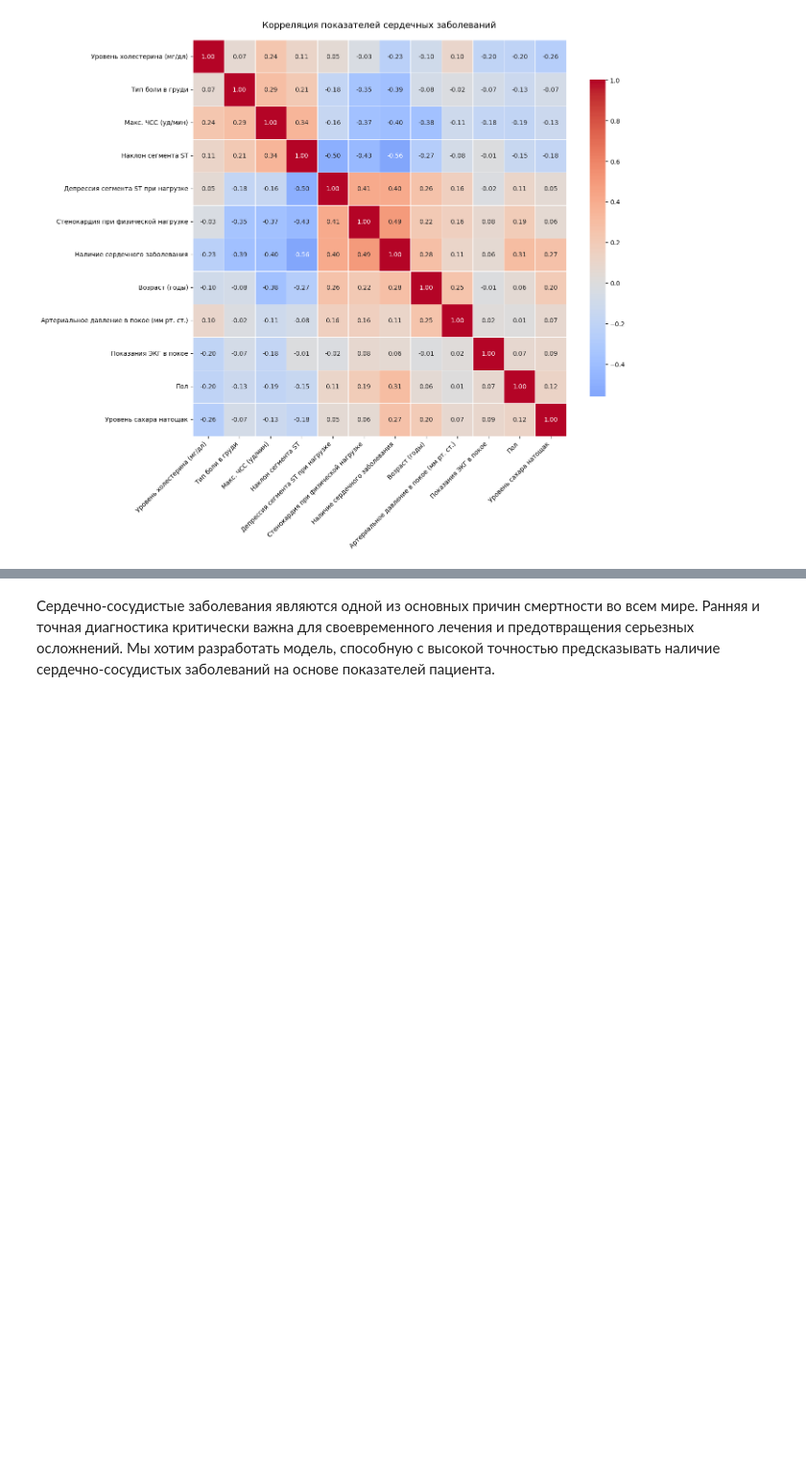
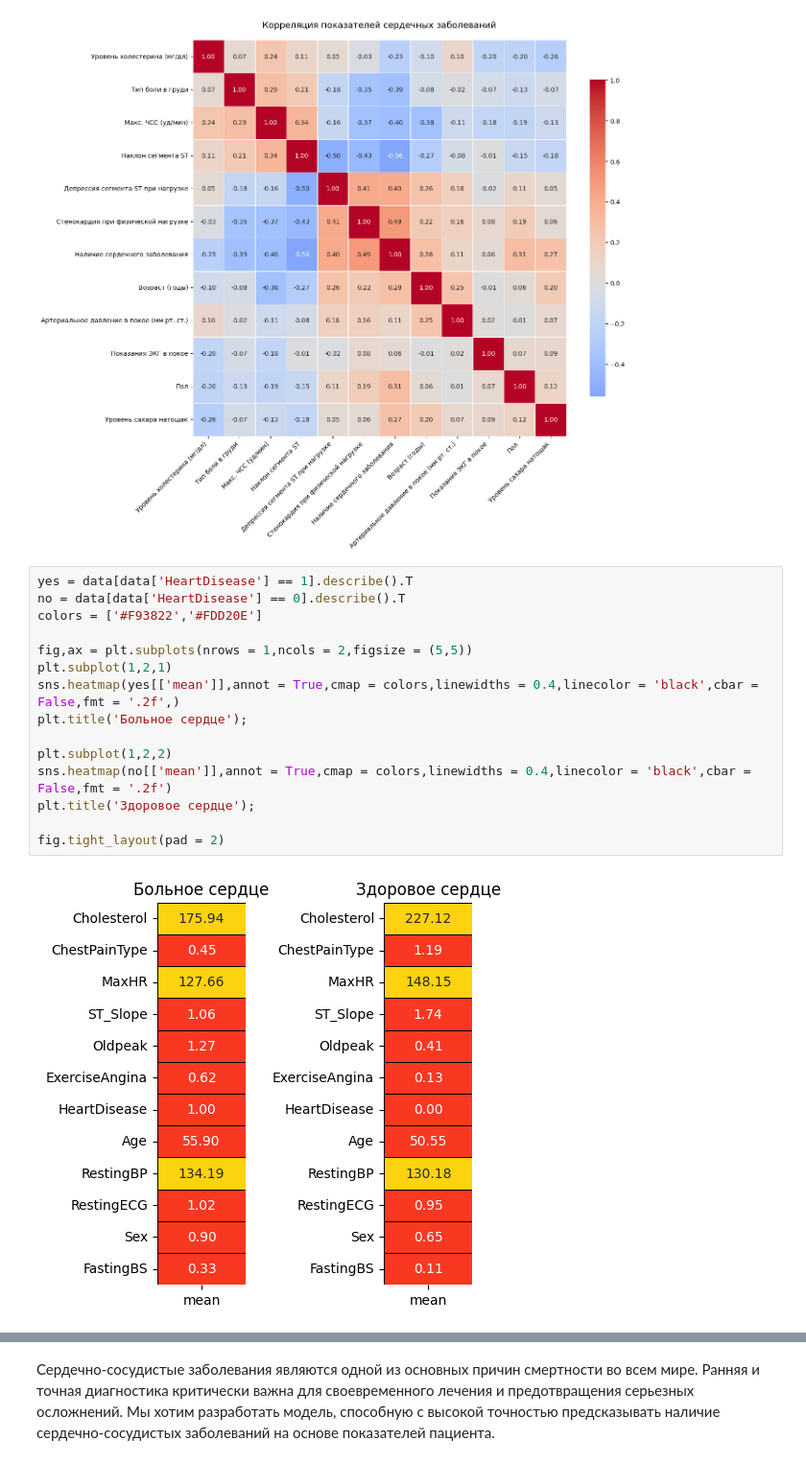
Before and after one commit to Khaymonenko/StatPrak, a Jupyter notebook: Project 3/Project.ipynb, the cells around one changed output, grey strips where cells are left out. Shown at 96% size. Cells and saved outputs as stored; diff of their text form; blank space fills up the shorter version.

```diff
--- a/Project 3/Project.ipynb
+++ b/Project 3/Project.ipynb
@@ -103,3 +103,20 @@ plt.tight_layout()
 plt.show()
 # %% [output]
 [figure]
+# %%
+yes = data[data['HeartDisease'] == 1].describe().T
+no = data[data['HeartDisease'] == 0].describe().T
+colors = ['#F93822','#FDD20E']
+
+fig,ax = plt.subplots(nrows = 1,ncols = 2,figsize = (5,5))
+plt.subplot(1,2,1)
+sns.heatmap(yes[['mean']],annot = True,cmap = colors,linewidths = 0.4,linecolor = 'black',cbar = False,fmt = '.2f',)
+plt.title('Больное сердце');
+
+plt.subplot(1,2,2)
+sns.heatmap(no[['mean']],annot = True,cmap = colors,linewidths = 0.4,linecolor = 'black',cbar = False,fmt = '.2f')
+plt.title('Здоровое сердце');
+
+fig.tight_layout(pad = 2)
+# %% [output]
+[figure, added]
```
Also changed, not shown: parts of 4 cells of this notebook.
